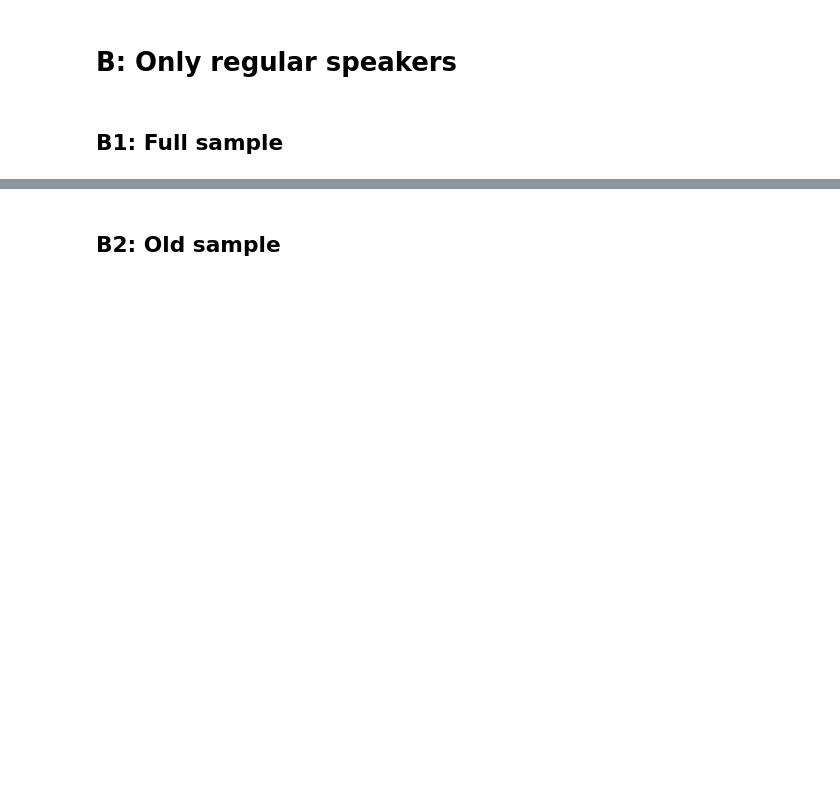
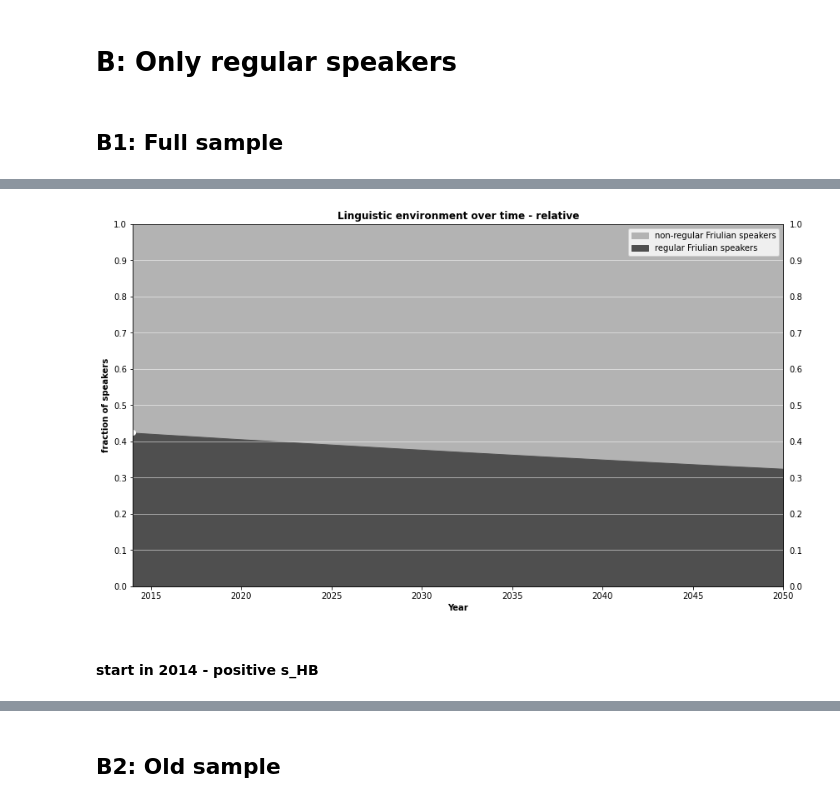
Before and after one commit to teasko/language_dynamics_modeling, a Jupyter notebook: Friulian_in_FVG/analysis_friul.ipynb, the cells around one changed output, grey strips where cells are left out. Saved outputs shown, nothing was run; the diff lists cells and outputs as text; code cells hidden in the pictures; blank space fills up the shorter version.

```diff
--- a/Friulian_in_FVG/analysis_friul.ipynb
+++ b/Friulian_in_FVG/analysis_friul.ipynb
@@ -400,0 +595,11 @@ plot_trajectory_relative_fill(traj_1998_regular,
+# %%
+plot_trajectory_relative_fill(traj_2014_regular,
+                                data_2014_regular,
+                                "regular Friulian",
+                                y_scaling = 1000,
+                                y_lim = 1400000,
+                                fname="plots/full_relative_fill_2014_regular.png")
+# %% [output]
+[figure, added]
+# %% [markdown]
+#### start in 2014 - positive s_HB
```
Also changed, not shown: parts of 56 cells of this notebook, 1 other file.
